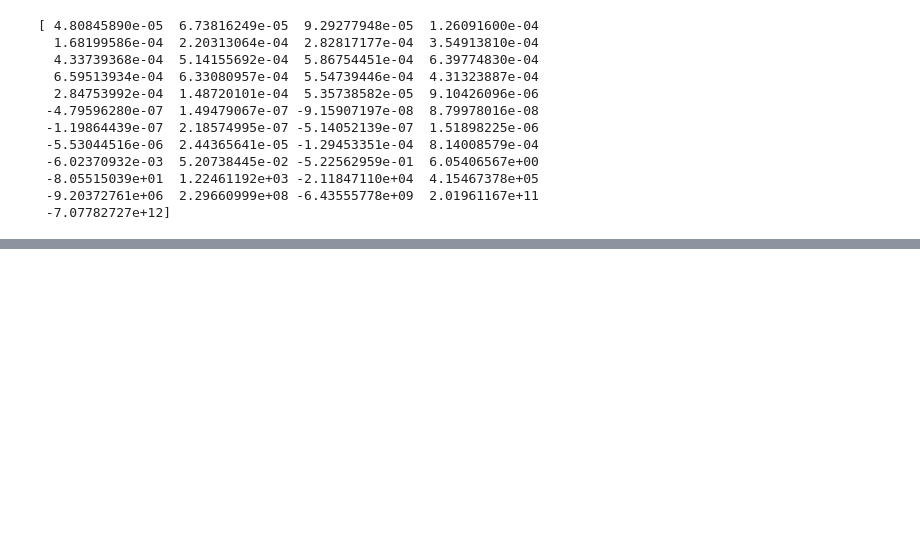
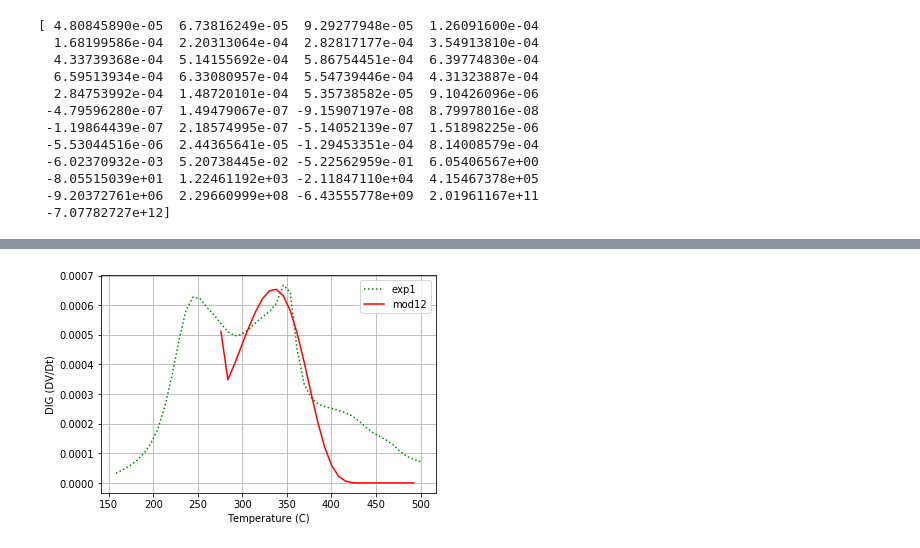
Before and after one commit to Fletcher-Adam/CombustionCode, a Jupyter notebook: Darrow's blueberry dead (2 step) latest (1).ipynb, the cells around one changed output, grey strips where cells are left out. Drawn from its saved outputs; the diff is of its cells as text; code cells hidden in the pictures; blank space fills up the shorter version.

```diff
--- a/Darrow's blueberry dead (2 step) latest (1).ipynb
+++ b/Darrow's blueberry dead (2 step) latest (1).ipynb
@@ -441,9 +440,11 @@ IndexError: tuple index out of range
 # %%
 plt.plot(T_c[1:46],r_e(V_e,t)[0],linestyle = ':',color = 'Green',label='exp1')
-plt.plot(T_c[16:45],r_m(A1,A2,E1,E2,Y1,Y2)[5][16:45],color = 'r',label='mod12')
+plt.plot(T_c[16:45],r_m(A1,A2,E1,E2,Y1,Y2)[2][16:45],color = 'r',label='mod12')
 plt.xlabel('Temperature (C)')
 plt.ylabel('DIG (DV/Dt)')
 plt.legend()
 plt.grid()
+# %% [output]
+[figure, added]
 # %%
 plt.plot(T_c[1:46],r_e(V_e,t)[0],linestyle = ':',color = 'Green',label='exp1')
```
Also changed, not shown: parts of 9 cells of this notebook, 7 other files.
